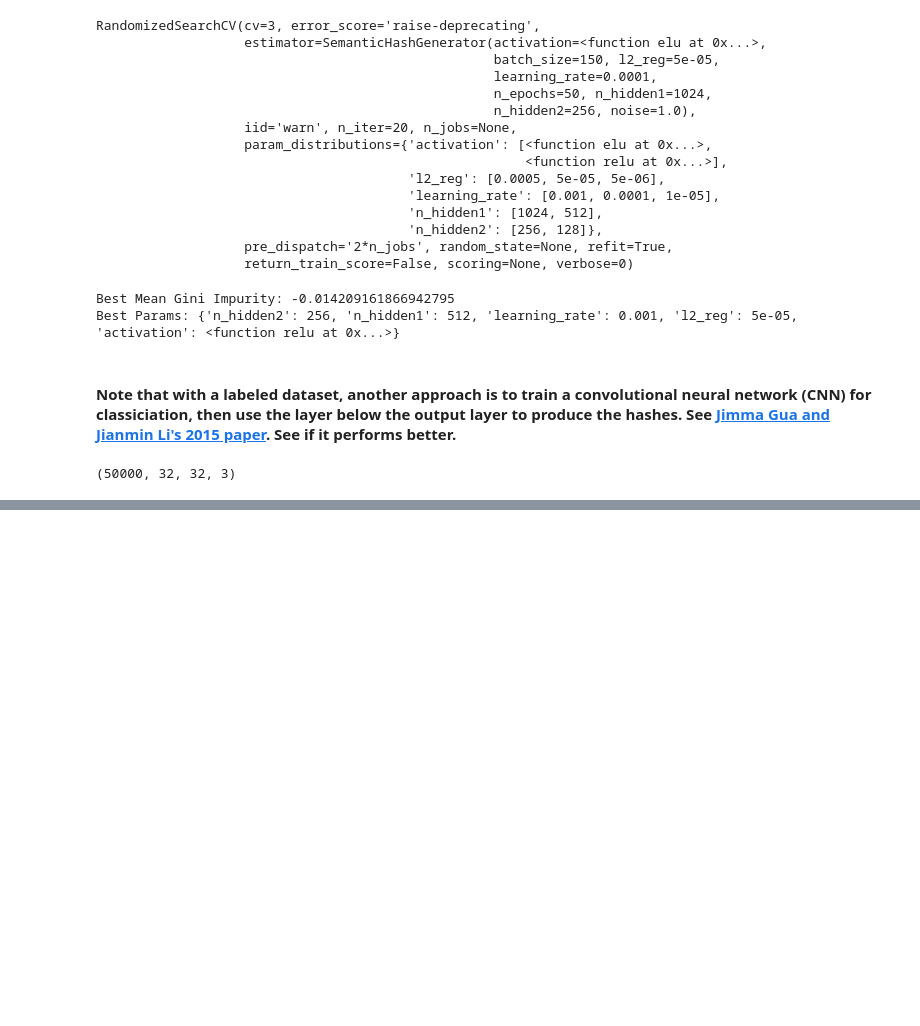
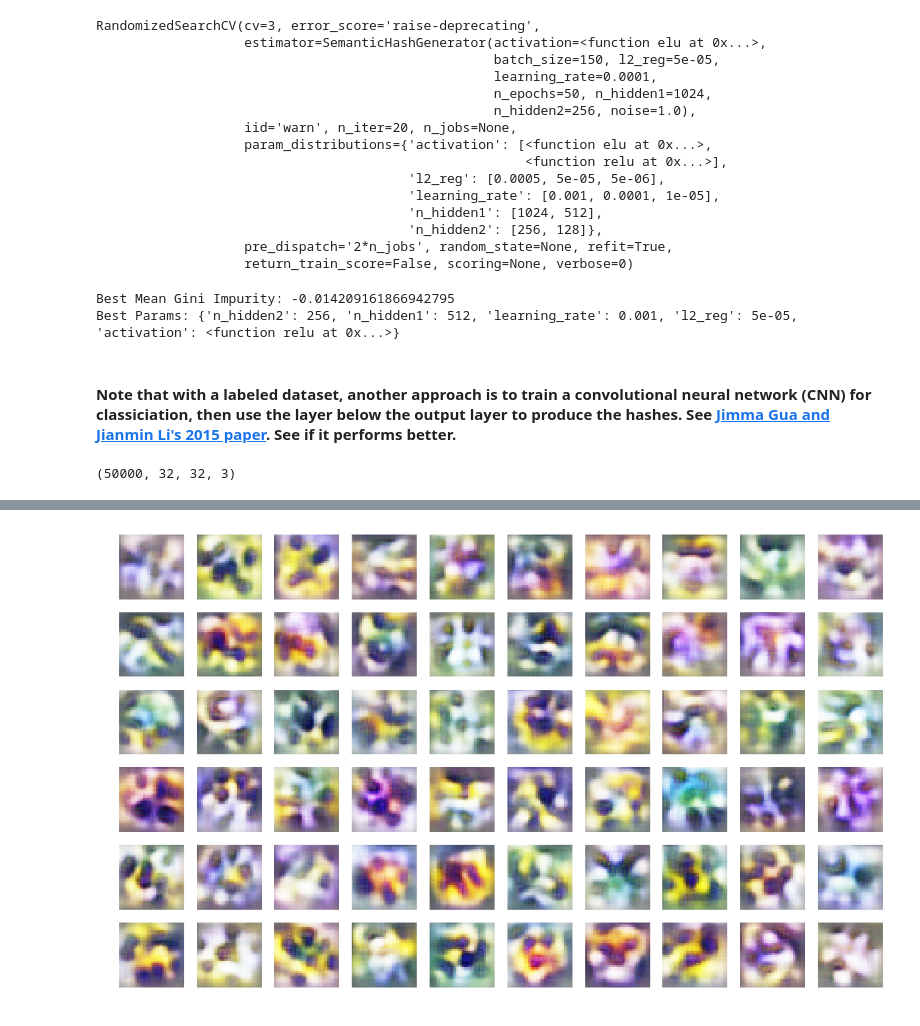
Before and after one commit to DCtheTall/hands-on-machine-learning, a Jupyter notebook: chapter15/Exercises.ipynb, the cells around one changed output, grey strips where cells are left out. Cells and saved outputs as stored; diff of their text form; code cells hidden in the pictures; blank space fills up the shorter version.

```diff
--- a/chapter15/Exercises.ipynb
+++ b/chapter15/Exercises.ipynb
@@ -1207,0 +1411,27 @@ Look at this tutorial: https://www.tensorflow.org/beta/tutorials/generative/cvae
+# %%
+# Generating new images.
+
+n_images = 60
+
+with tf.Session() as sess:
+  init.run()
+  saver.restore(sess, './my_model_variational.ckpt')
+  codings_mean_val = tf.get_default_graph().get_tensor_by_name(
+      os.path.split(codings_mean.name)[0] + '/kernel:0')
+  codings_gamma_val = tf.get_default_graph().get_tensor_by_name(
+      os.path.split(codings_gamma.name)[0] + '/kernel:0')
+  loc = tf.reduce_mean(codings_mean_val).eval()
+  gamma = tf.reduce_mean(codings_gamma_val).eval()
+  stddev = np.exp(gamma / 2)
+  codings_rnd = np.random.normal(size=(n_images, coding_dim), loc=0.0,
+                                 scale=1.0)
+  outputs_val = logits.eval(feed_dict={codings: codings_rnd})
+  outputs_val = tf.nn.sigmoid(2.0 * outputs_val).eval()
+
+plt.figure(figsize=(16, 100))
+for i in range(n_images):
+    plt.subplot(n_images, 10, i + 1)
+    plot_image(outputs_val[i])
+plt.show()
+# %% [output]
+[figure, added]
```
Also changed, not shown: parts of 15 cells of this notebook.
